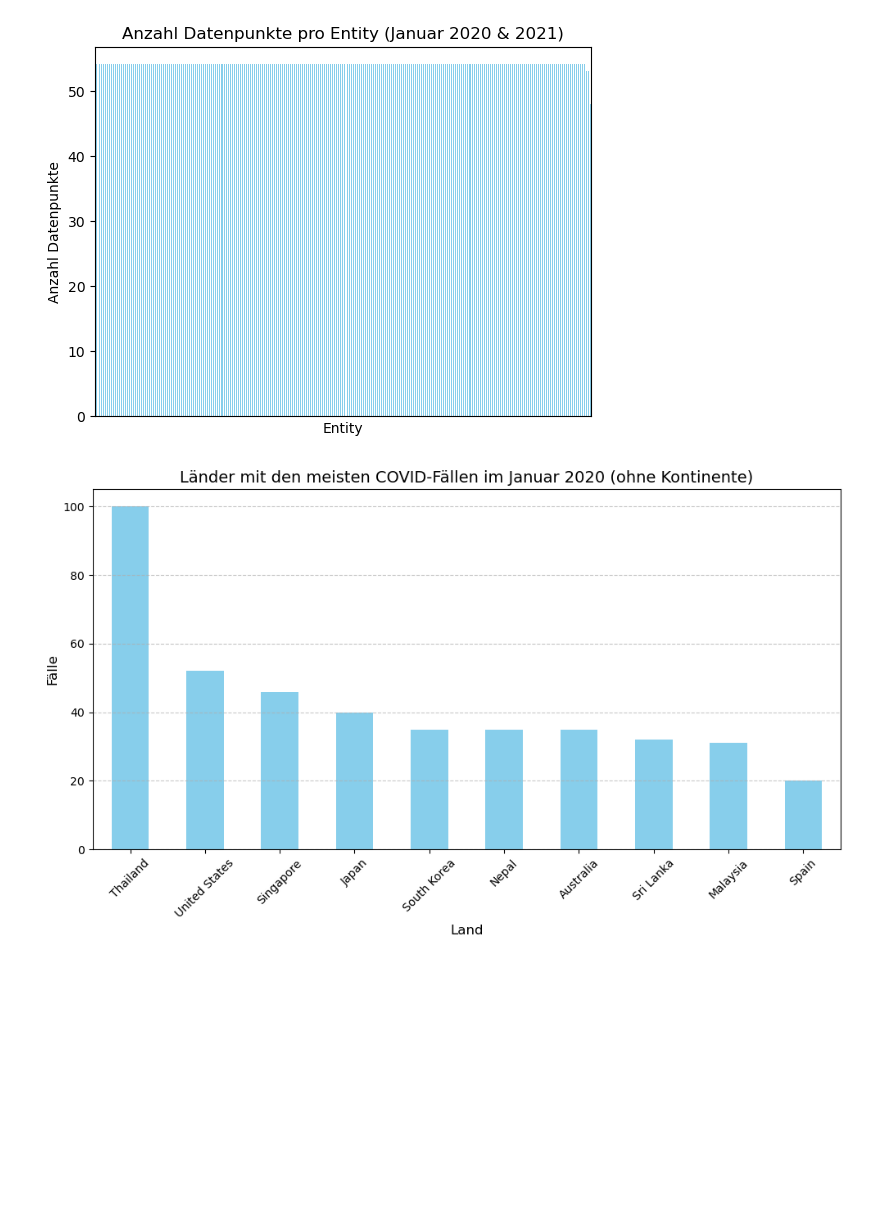
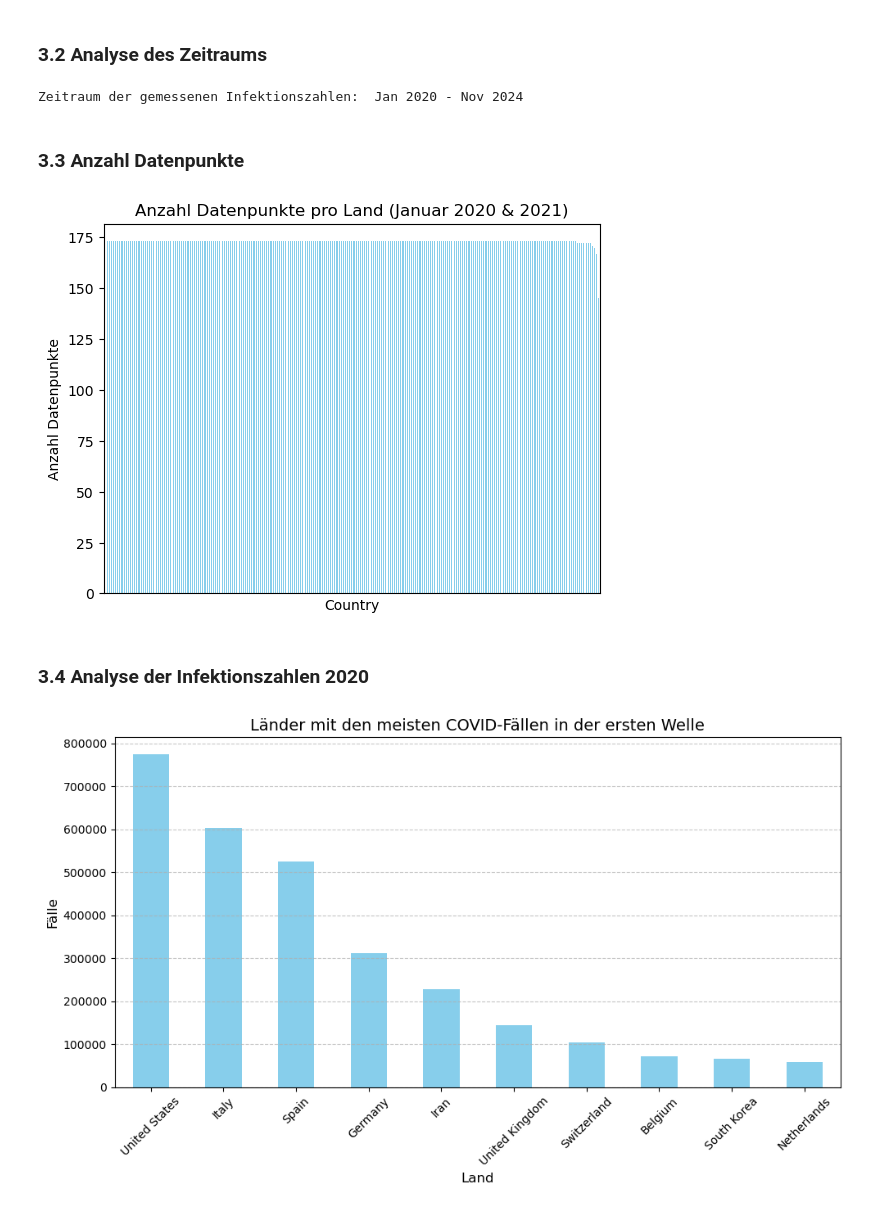
Before and after one commit to dieratob/LN-2_Informatik, a Jupyter notebook: COVID_Zahlen_LN2.ipynb, the cells around one changed output. Cells and saved outputs as stored; diff of their text form; code cells hidden in the pictures; blank space fills up the shorter version.

Commit message:
updated COVID_Zahlen_LN2

```diff
--- a/COVID_Zahlen_LN2.ipynb
+++ b/COVID_Zahlen_LN2.ipynb
@@ -38,0 +59,16 @@ df_pivot.head()
+# %%
+df['Day'] = pd.to_datetime(df['Day'])
+
+df_prefiltered = df[(df['Day'].dt.year.isin([2020, 2021])) & (df['Day'].dt.month <= 3)]
+
+excluded_countries = [
+    'Africa', 'Asia', 'Asia excl. China', 'Europe', 'European Union (27)',
+    'High-income countries', 'Lower-middle-income countries',
+    'Low-income countries', 'North America', 'Oceania', 'South America',
+    'Upper-middle-income countries', 'World', 'World excl. China',
+    'World excl. China and South Korea',
+    'World excl. China, South Korea, Japan and Singapore', "China"
+]
+df_filtered = df_prefiltered[~df_prefiltered['Country'].isin(excluded_countries)]
+df_filtered_pivot = df_filtered.pivot(index='Country', columns='Day', values='Reported cases')
+df_filtered_pivot.head(15)
@@ -67,58 +153,53 @@ Name: count, Length: 250, dtype: int64
+# %% [markdown]
+### 3.2 Analyse des Zeitraums
+# %%
+import calendar
+
+df_2020 = df[df['Day'].dt.year == 2020]
+df_2024 = df[df['Day'].dt.year == 2024]
+print('Zeitraum der gemessenen Infektionszahlen: ', calendar.month_abbr[min(df_2020['Day'].dt.month)] , min(df['Day'].dt.year) , '-' , calendar.month_abbr[df_2024['Day'].dt.month.max()] , max(df['Day'].dt.year))
+# %% [output]
+Zeitraum der gemessenen Infektionszahlen:  Jan 2020 - Nov 2024
+# %% [markdown]
+### 3.3 Anzahl Datenpunkte
 # %%
-df['Day'] = pd.to_datetime(df['Day'])
-
-# Daten filtern: Nur für Januar 2020 und 2021
-gefiltert = df[(df['Day'].dt.year.isin([2020, 2021])) & (df['Day'].dt.month == 1)]
-
 # Plotten der gefilterten Daten
-gefiltert['Entity'].value_counts().plot(kind='bar', color='skyblue')  # Optional: Farbe anpassen
+df_filtered['Country'].value_counts().plot(kind='bar', color='skyblue')  # Optional: Farbe anpassen
 
 # Achsentitel und Diagrammtitel hinzufügen
 plt.xticks([])  # Beschriftungen der x-Achse deaktivieren
 plt.ylabel('Anzahl Datenpunkte')  # Y-Achsenbeschriftung
-plt.title('Anzahl Datenpunkte pro Entity (Januar 2020 & 2021)')  # Diagrammtitel
+plt.title('Anzahl Datenpunkte pro Land (Januar 2020 & 2021)')  # Diagrammtitel
 
 # Diagramm anzeigen
 plt.show()
 # %% [output]
-[figure, old version]
+[figure, new version]
+# %% [markdown]
+### 3.4 Analyse der Infektionszahlen 2020
 # %%
+# Daten filtern: Nur für erste Welle
+wave_1 = df_filtered[(df_filtered['Day'].dt.year == 2020)]
 
-# Alles was keine Länder sind wird ausgeschlossen und auch China da dieses mir abstand am Meisten Fälle haben als "Ground Zero"
-excluded_entities = [
-    'Africa', 'Asia', 'Asia excl. China', 'Europe', 'European Union (27)',
-    'High-income countries', 'Lower-middle-income countries',
-    'Low-income countries', 'North America', 'Oceania', 'South America',
-    'Upper-middle-income countries', 'World', 'World excl. China',
-    'World excl. China and South Korea',
-    'World excl. China, South Korea, Japan and Singapore', "China"
-]
+# Aggregiere die Fälle nach Land
+aggwave_1 = wave_1.groupby('Country')['Reported cases'].sum().sort_values(ascending=False)
 
-# Daten filtern: Nur für Januar 2020
-Januar2020 = df[(df['Day'].dt.year == 2020) & (df['Day'].dt.month == 1)]
-
-# Entferne die auszuschließenden Entities
-Januar2020_filtered = Januar2020[~Januar2020['Entity'].isin(excluded_entities)]
-
-# Aggregiere die Fälle nach Land (ohne Kontinente und ausgeschlossene Entities)
-country_cases = Januar2020_filtered.groupby('Entity')['Weekly cases'].sum().sort_values(ascending=False)
-
-# Wähle die Top 5 Länder
-top_countries = country_cases.head(10)
+# Wähle die Top 10 Länder
+top_countries_1 = aggwave_1.head(10)
 
 # Plot erstellen
 plt.figure(figsize=(10, 6))
-top_countries.plot(kind='bar', color='skyblue')
+top_countries_1.plot(kind='bar', color='skyblue')
 
 # Titel und Achsenbeschriftungen hinzufügen
-plt.title('Länder mit den meisten COVID-Fällen im Januar 2020 (ohne Kontinente)', fontsize=14)
+plt.title('Länder mit den meisten COVID-Fällen in der ersten Welle', fontsize=14)
 plt.xlabel('Land', fontsize=12)
 plt.ylabel('Fälle', fontsize=12)
 plt.xticks(rotation=45)
 plt.grid(axis='y', linestyle='--', alpha=0.7)
 
 # Plot anzeigen
 plt.tight_layout()
 plt.show()
 # %% [output]
-[figure, old version]
+[figure, new version]
```
Also changed, not shown: parts of 18 cells of this notebook, 1 other file.
